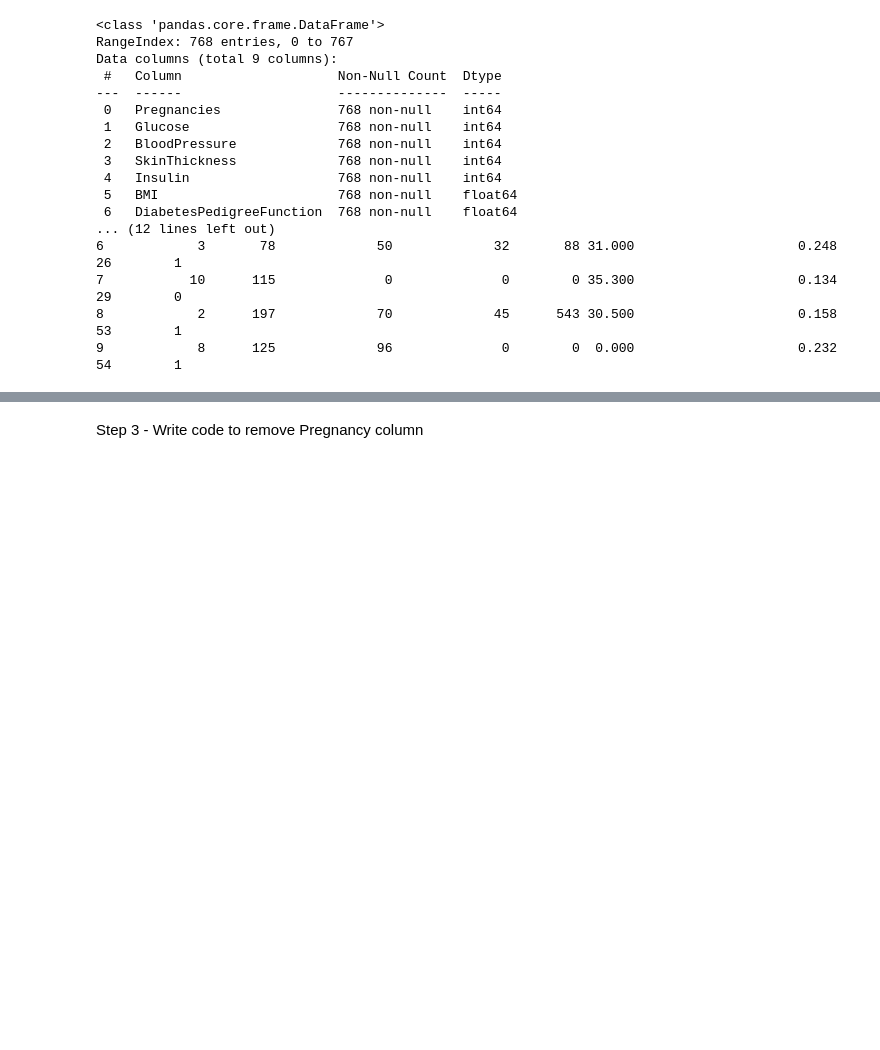
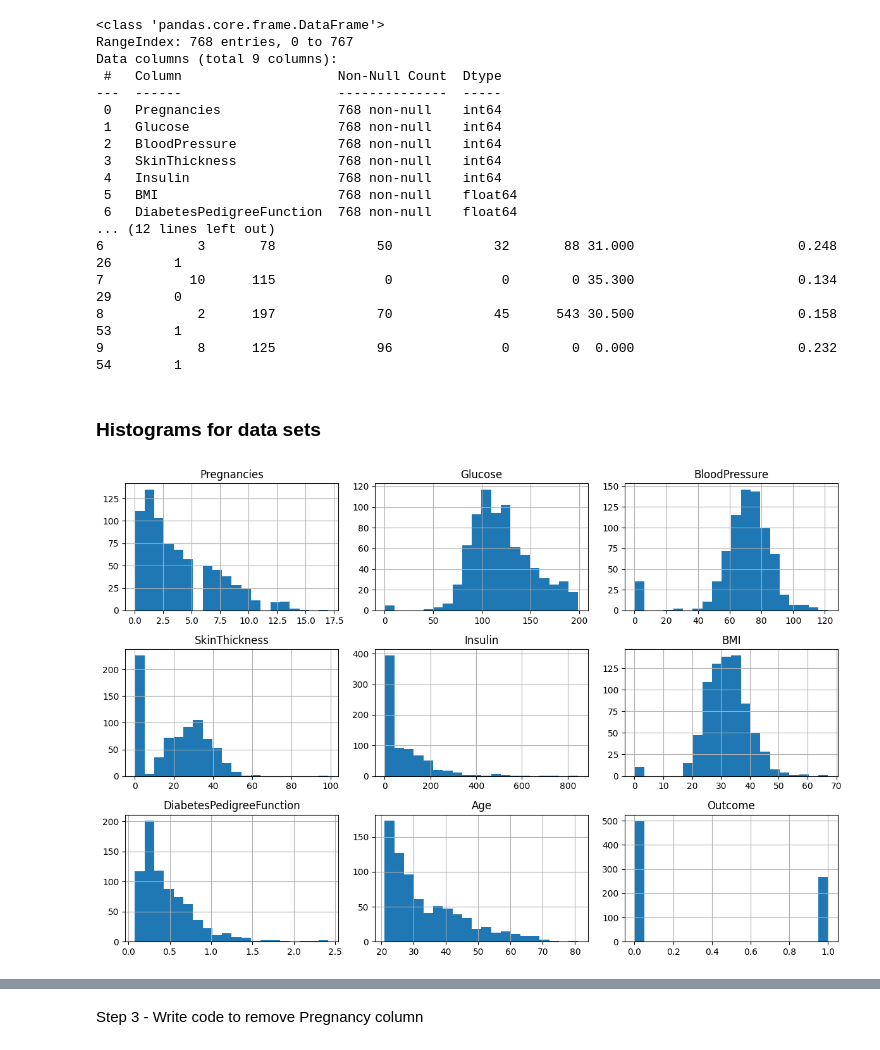
Before and after one commit to Sidsol/AI240, a Jupyter notebook: Week7/Jonah_Martinez_Naive_Bayes_Classifier_Diabetes.ipynb, the cells around one changed output, grey strips where cells are left out. Saved outputs shown, nothing was run; the diff lists cells and outputs as text; code cells hidden in the pictures; blank space fills up the shorter version.

Commit message:
Added new visiualizations during data exploration.

```diff
--- a/Week7/Jonah_Martinez_Naive_Bayes_Classifier_Diabetes.ipynb
+++ b/Week7/Jonah_Martinez_Naive_Bayes_Classifier_Diabetes.ipynb
@@ -77,3 +77,12 @@ Data columns (total 9 columns):
 7           10      115              0              0        0 35.300                     0.134   29        0
 8            2      197             70             45      543 30.500                     0.158   53        1
 9            8      125             96              0        0  0.000                     0.232   54        1
+# %% [markdown]
+### Histograms for data sets
+# %%
+# Histogram for numerical features
+diabetes_data.hist(bins=20, figsize=(12,8))
+plt.tight_layout()
+plt.show()
+# %% [output]
+[figure, added]
```
Also changed, not shown: parts of 5 cells of this notebook.
